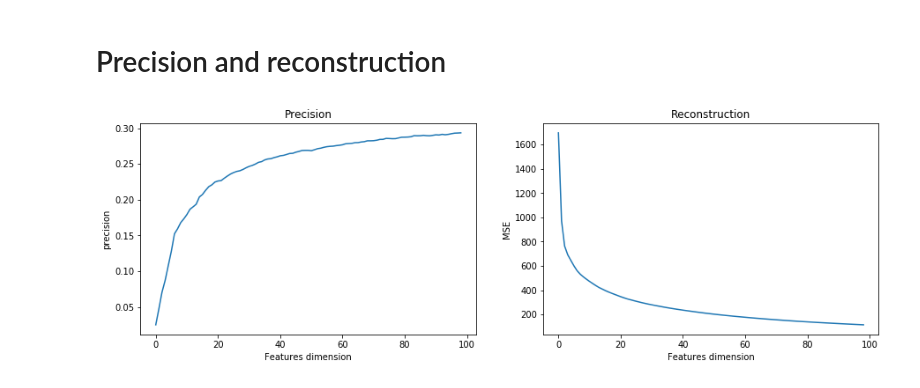
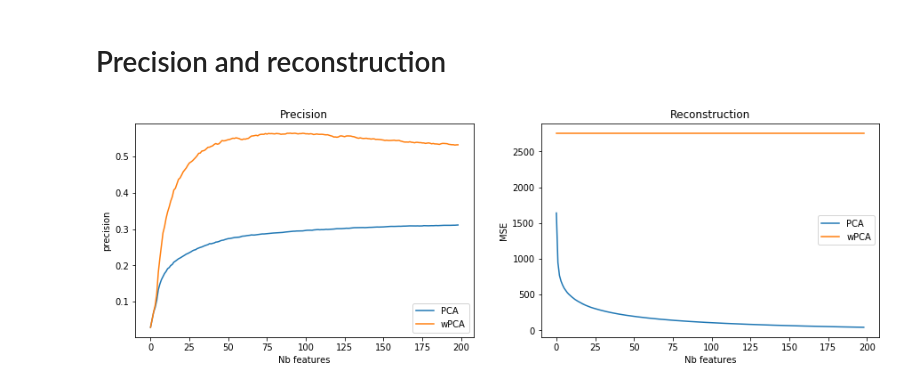
Before and after one commit to StaffG/PCA-LDA, a Jupyter notebook: PCA-LDA.ipynb, the cells around one changed output. Drawn from its saved outputs; the diff is of its cells as text; code cells hidden in the pictures.

```diff
--- a/PCA-LDA.ipynb
+++ b/PCA-LDA.ipynb
@@ -177,11 +213,11 @@ plt.scatter(pca_py[:,0], pca_py[:,1])
 # %% [markdown]
 # Precision and reconstruction
 # %%
-def knn(X_train, X_test, y_train, y_test):
+def knn(dim_red_algo, X_train, X_test, y_train, y_test):
     mse_table = []
     precision_table = []
-    for i in range(1,100):
-        u_red, pca_py, data_re = PCA_py(X_train, i)
+    for i in range(1,200):
+        u_red, pca_py, data_re = dim_red_algo(X_train, i)
         mse = ((X_train.values - data_re)**2).mean()
         mse_table.append(mse)
 
@@ -200,18 +234,25 @@ mse_table, precision_table = knn(X_train, X_test, y_train, y_test)
+# %%
+mse_table_PCA, precision_table_PCA = knn(PCA_py, X_train, X_test, y_train, y_test)
+mse_table_wPCA, precision_table_wPCA = knn(wPCA_py, X_train, X_test, y_train, y_test)
 # %%
 plt.figure(figsize=(15,15))
 
 plt.subplot(321)
-plt.plot(precision_table)
-plt.xlabel('Features dimension')
+plt.plot(precision_table_PCA, label='PCA')
+plt.plot(precision_table_wPCA, label='wPCA')
+plt.xlabel('Nb features')
 plt.ylabel('precision')
 plt.title('Precision')
+plt.legend()
 
 plt.subplot(322)
-plt.plot(mse_table)
-plt.xlabel('Features dimension')
+plt.plot(mse_table_PCA, label='PCA')
+plt.plot(mse_table_wPCA, label='wPCA')
+plt.xlabel('Nb features')
 plt.ylabel('MSE')
 plt.title('Reconstruction')
+plt.legend()
 
 plt.show()
 # %% [output]
-[figure, old version]
+[figure, new version]
```
Also changed, not shown: parts of 5 cells of this notebook.
